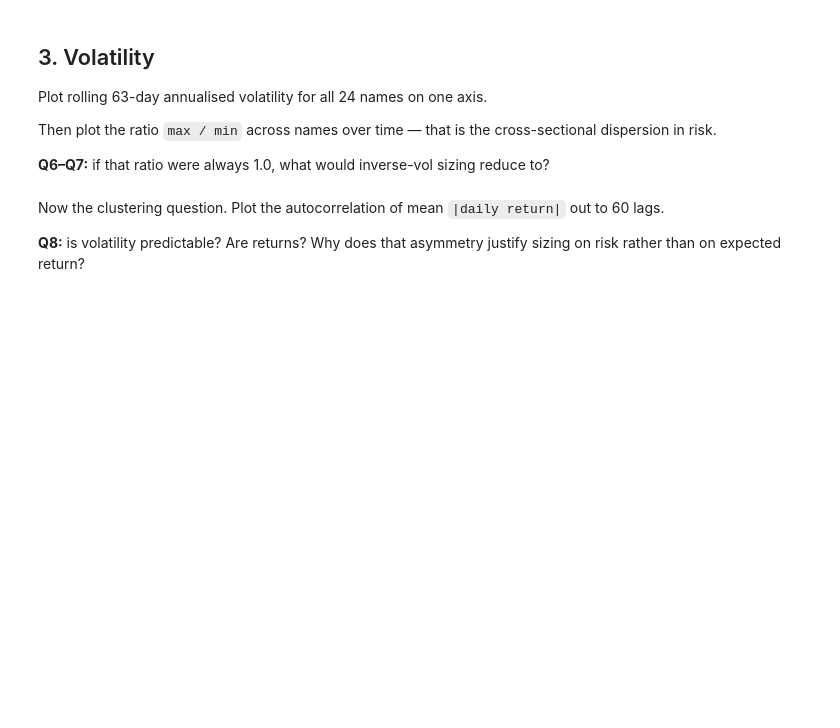
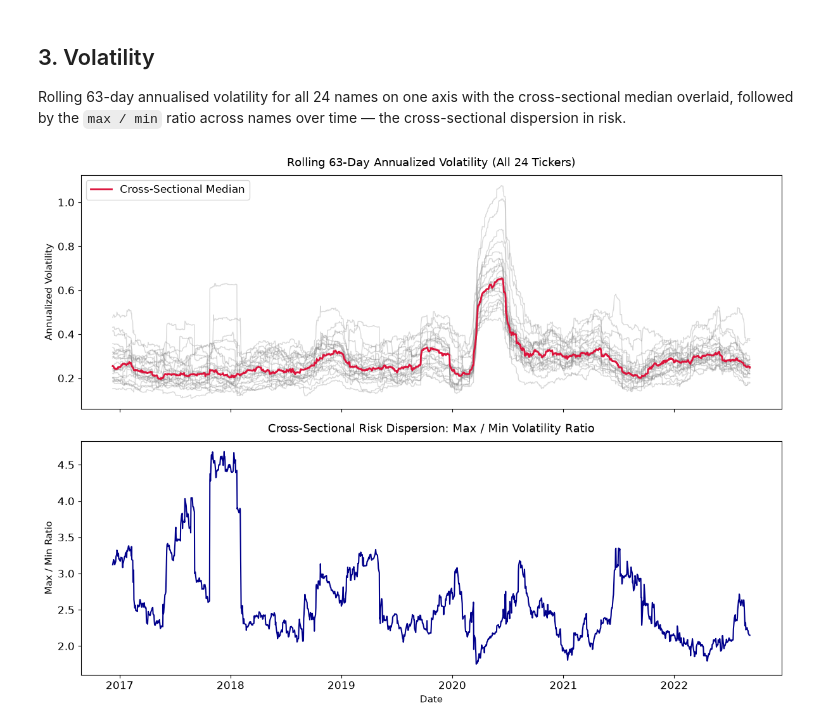
Before and after one commit to Tars06-ts/dev_t, a Jupyter notebook: src/research/data-analysis.ipynb, the cells around one changed output. Drawn from its saved outputs; the diff is of its cells as text; code cells hidden in the pictures; blank space fills up the shorter version.

```diff
--- a/src/research/data-analysis.ipynb
+++ b/src/research/data-analysis.ipynb
@@ -40,15 +152,35 @@ axis hides them.
 # %% [markdown]
 ## 3. Volatility
 
-Plot rolling 63-day annualised volatility for all 24 names on one axis.
-
-Then plot the ratio `max / min` across names over time — that is the cross-sectional
-dispersion in risk.
-
-**Q6–Q7:** if that ratio were always 1.0, what would inverse-vol sizing reduce to?
+Rolling 63-day annualised volatility for all 24 names on one axis with the
+cross-sectional median overlaid, followed by the `max / min` ratio across names over
+time — the cross-sectional dispersion in risk.
-# %% [markdown]
-Now the clustering question. Plot the autocorrelation of mean `|daily return|` out to
-60 lags.
-
-**Q8:** is volatility predictable? Are returns? Why does that asymmetry justify
-sizing on risk rather than on expected return?
+# %%
+daily_returns = panel.close.pct_change()
+rolling_vol = daily_returns.rolling(window=63).std() * np.sqrt(252)
+
+max_vol = rolling_vol.max(axis=1)
+min_vol = rolling_vol.min(axis=1)
+vol_ratio = max_vol / min_vol
+
+# Plotting with a clean, spacious layout
+fig, axes = plt.subplots(2, 1, figsize=(12, 9), sharex=True)
+
+# 1. Rolling Volatility for all 24 names (legend=False hides the 24-item clutter)
+axes[0].plot(rolling_vol.index, rolling_vol.values, color='gray', alpha=0.3, linewidth=1)
+axes[0].plot(rolling_vol.index, rolling_vol.median(axis=1), color='crimson', linewidth=2, label='Cross-Sectional Median')
+
+axes[0].set_title('Rolling 63-Day Annualized Volatility (All 24 Tickers)', fontsize=13, pad=10)
+axes[0].set_ylabel('Annualized Volatility', fontsize=11)
+axes[0].legend(loc='upper left', frameon=True)
+
+# 2. Max / Min Ratio over time
+axes[1].plot(vol_ratio.index, vol_ratio.values, color='darkblue', linewidth=1.5)
+axes[1].set_title('Cross-Sectional Risk Dispersion: Max / Min Volatility Ratio', fontsize=13, pad=10)
+axes[1].set_ylabel('Max / Min Ratio', fontsize=11)
+axes[1].set_xlabel('Date', fontsize=11)
+
+plt.tight_layout()
+plt.show()
+# %% [output]
+[figure, added]
```
Also changed, not shown: parts of 28 cells of this notebook.
